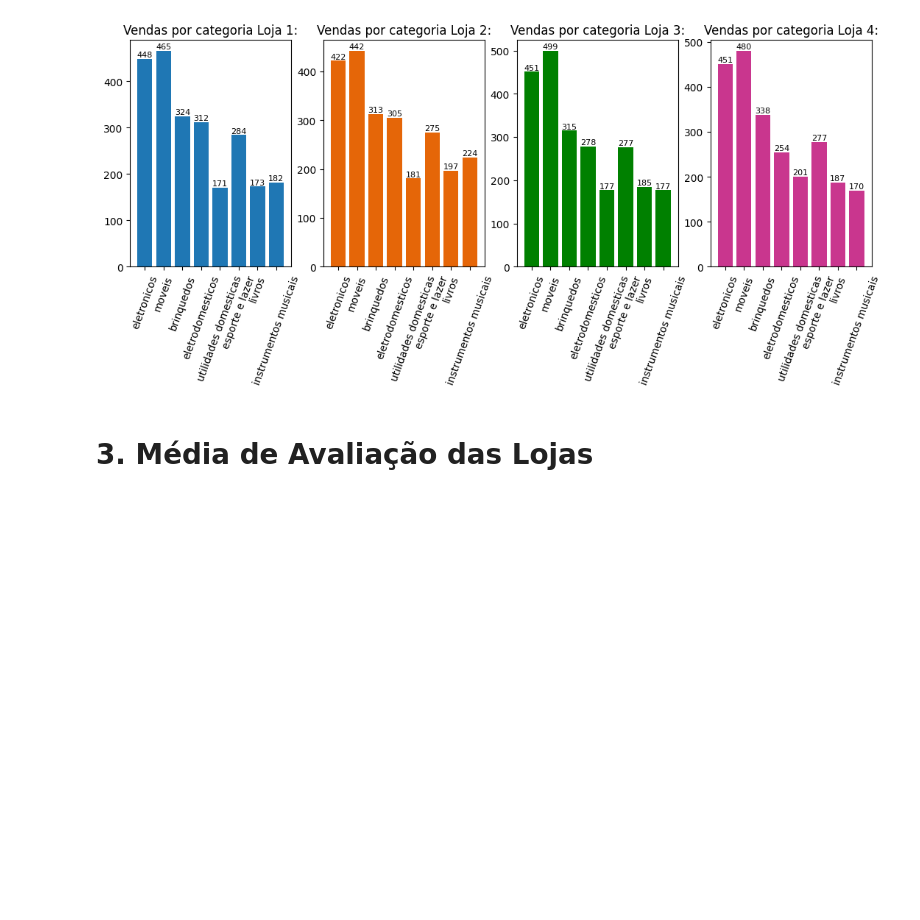
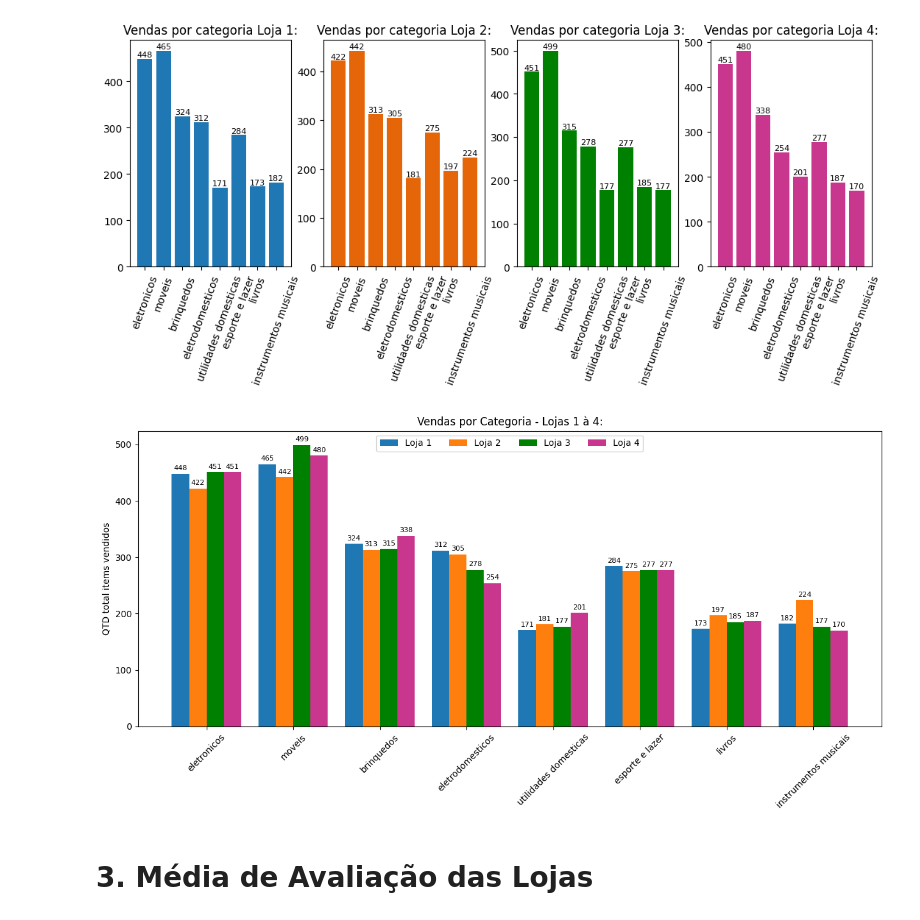
Before and after one commit to Megalonnix/ChallengeAluraStore, a Jupyter notebook: AluraStoreBr.ipynb, the cells around one changed output. Drawn from its saved outputs; the diff is of its cells as text; code cells hidden in the pictures; blank space fills up the shorter version.

Commit message:
Finalizada implementação do gráfico de análise de vendas com barras agrupadas.

```diff
--- a/AluraStoreBr.ipynb
+++ b/AluraStoreBr.ipynb
@@ -135,14 +135,14 @@ def getQtdVendasPorCtgNaLoja(numLoja = None):
 
   return resultado
 # %%
-contagem_Global_Vendas_Por_Categoria = [
+ctgGlobalVendasPorCategoria = [
   getQtdVendasPorCtgNaLoja(),
   getQtdVendasPorCtgNaLoja(2),
   getQtdVendasPorCtgNaLoja(3),
   getQtdVendasPorCtgNaLoja(4)
 ]
 
-contagem_Global_Vendas_Por_Categoria
+ctgGlobalVendasPorCategoria
 # %% [output]
 [['Vendas por categoria Loja 1:',
   ['eletronicos:', 448],
@@ -283,3 +278,97 @@ porValoresNasBarras(valores4,axs[3])
+# %%
+# --------------------------------------------
+# Observando vendas por categoria das 4 lojas:
+# OBS: Dessa vez, aglutinando categorias
+# --------------------------------------------
+
+import matplotlib.pyplot as plt
+import numpy as np
+
+# Transferindo informações das vendas das 4 lojas
+# para variável com nome mais prático:
+_m = ctgGlobalVendasPorCategoria
+
+# Categorias de Produtos:
+categorias = getCategoriasProds()
+
+loja1 = [_m[0][1][1], _m[0][2][1], _m[0][3][1], _m[0][4][1], _m[0][5][1], _m[0][6][1], _m[0][7][1], _m[0][8][1]]
+loja2 = [_m[1][1][1], _m[1][2][1], _m[1][3][1], _m[1][4][1], _m[1][5][1], _m[1][6][1], _m[1][7][1], _m[1][8][1]]
+loja3 = [_m[2][1][1], _m[2][2][1], _m[2][3][1], _m[2][4][1], _m[2][5][1], _m[2][6][1], _m[2][7][1], _m[2][8][1]]
+loja4 = [_m[3][1][1], _m[3][2][1], _m[3][3][1], _m[3][4][1], _m[3][5][1], _m[3][6][1], _m[3][7][1], _m[3][8][1]]
+
+# Número Categorias + Posições no Eixo X (Horizontal):
+numCategorias = len(categorias)
+posicoesEixoX = np.arange(numCategorias)
+# Largura Barras:
+larguraBarras = 0.20
+
+# Criação das figuras e os eixos do gráfico:
+fig, ax = plt.subplots(figsize=(15,6))
+
+# Barras Loja 1:
+barra1 = ax.bar(
+    posicoesEixoX + (largura*0),
+    loja1, width=larguraBarras,
+    label="Loja 1")
+
+# Barras Loja 2:
+barra2 = ax.bar(
+    posicoesEixoX + (largura*1),
+    loja2, width=larguraBarras,
+    label="Loja 2")
+
+# Barras Loja 3:
+barra3 = ax.bar(
+    posicoesEixoX + (largura*2),
+    loja3, width=larguraBarras,
+    label="Loja 3", color="green")
+
+# Barras Loja 4:
+barra4 = ax.bar(
+    posicoesEixoX + (largura*3),
+    loja4, width=larguraBarras,
+    label="Loja 4", color="#c9368e")
+
+# Função para por valoras acima das barras do meu gráfico:
+def porValoresAcimaDasBarras(
+    listValoresCateg,
+    eixoPadrao,
+    nivelDesloc):
+
+  for i, vl in enumerate(listValoresCateg):
+    eixoPadrao.text(
+        i + nivelDesloc,
+        vl + 4,
+        str(vl),
+        ha='center',
+        va='bottom',
+        fontsize=8
+    )
+
+# Utilizando minha função em cada grupo de barras:
+porValoresAcimaDasBarras(loja1, ax, (largura*0))
+porValoresAcimaDasBarras(loja2, ax, (largura*1))
+porValoresAcimaDasBarras(loja3, ax, (largura*2))
+porValoresAcimaDasBarras(loja4, ax, (largura*3))
+
+# 1) Objeto responsável por centralizar rórulos do eixo X +
+# 2) Objeto responsá. por etiquetas do eixo X:
+obj_centralizacao_barras = ax.set_xticks(posicoesEixoX + largura*1.5)
+obj_etiquetas_categorias = ax.set_xticklabels(
+    categorias,
+    fontsize=10,
+    rotation=45)
+
+# Legendas e Título do Gráfico:
+legendaDasCores = ax.legend()
+legendaSuperior = ax.set_title("Vendas por Categoria - Lojas 1 à 4:")
+
+
+ax.set_ylabel('QTD total items vendidos', fontsize=10)
+ax.legend(loc='upper center', ncols=4)
+plt.show()
+# %% [output]
+[figure, added]
 # %% [markdown]
 # 3. Média de Avaliação das Lojas
 # %% [markdown]
```
Also changed, not shown: parts of 1 cell of this notebook.
